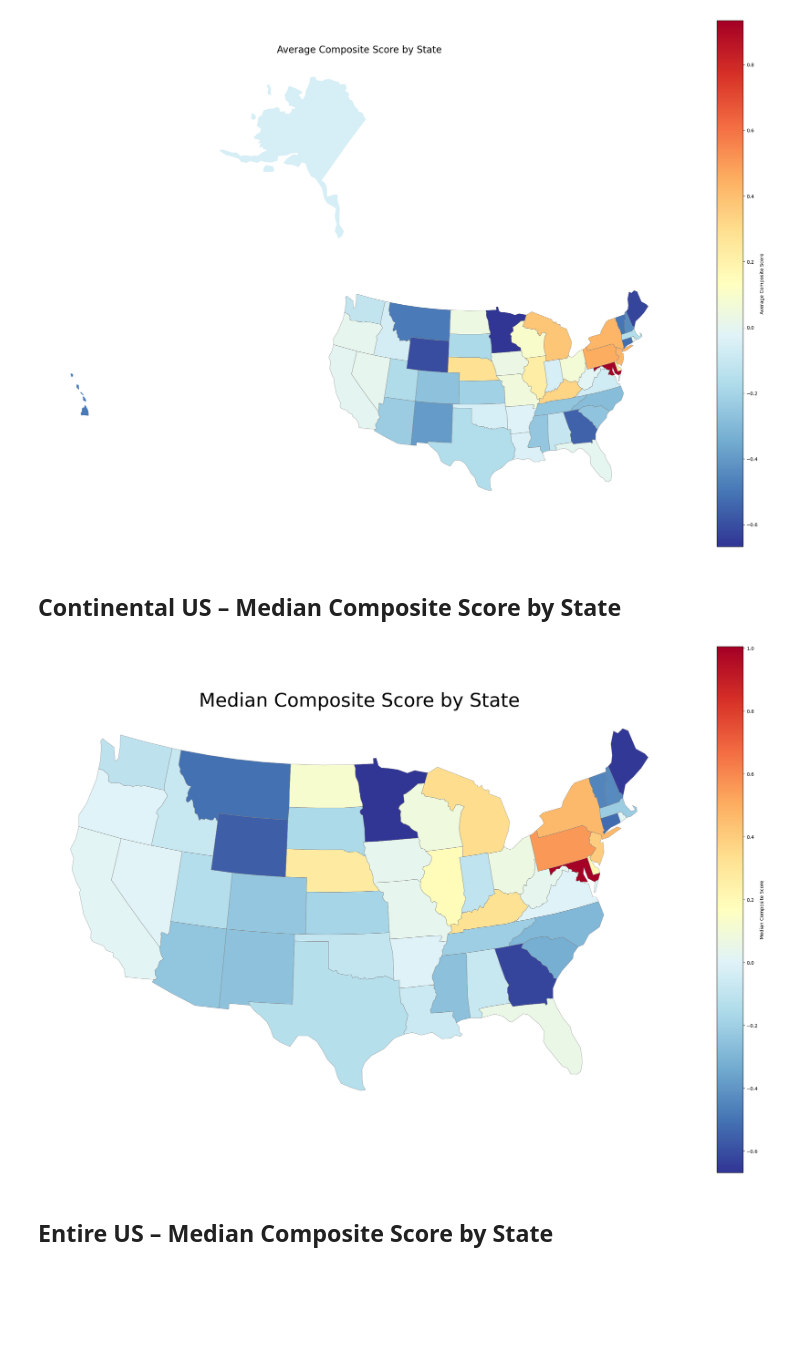
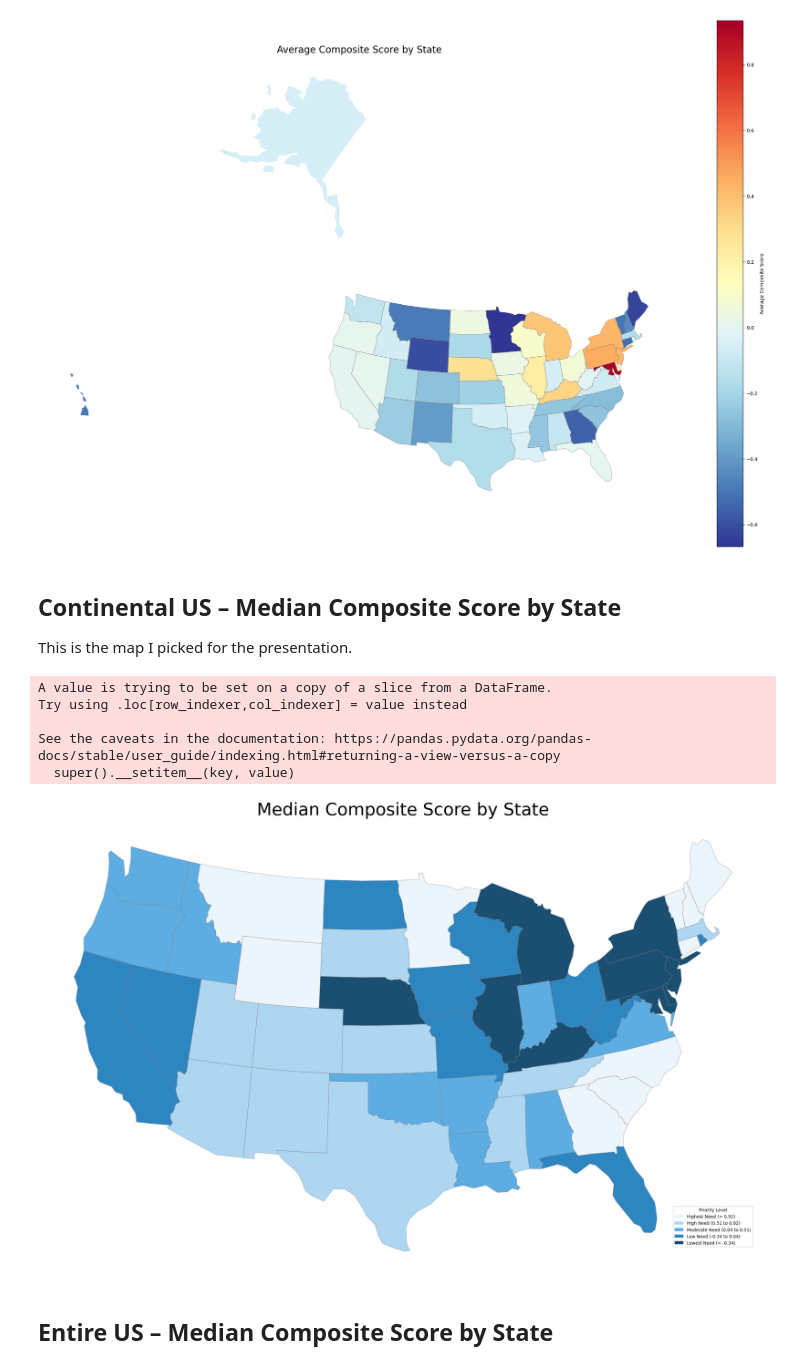
Before and after one commit to opheliasin/n1health_data_challenge, a Jupyter notebook: data_challenge_notebook.ipynb, the cells around one changed output. Saved outputs shown, nothing was run; the diff lists cells and outputs as text; code cells hidden in the pictures; blank space fills up the shorter version.

```diff
--- a/data_challenge_notebook.ipynb
+++ b/data_challenge_notebook.ipynb
@@ -704,6 +742,8 @@ plt.show()
 [figure]
 # %% [markdown]
 ## Continental US – Median Composite Score by State
+
+This is the map I picked for the presentation.
 # %%
 # Group by state and calculate mean composite score
 state_scores_median = merged_gdf.groupby('StateAbbr')['composite_score'].median().reset_index()
@@ -714,27 +755,59 @@ state_scores_gdf_copy = state_scores_gdf_copy.rename(columns={'composite_score':
 continental_states_copy = state_scores_gdf_copy[~state_scores_gdf_copy.postal.isin(['AK', 'HI'])]
-# %%
-# instead of visualizing the census tracts, we can visualize the average composite score by state
-
-# Create map with average composite score by state
-
-fig, ax = plt.subplots(figsize=(30,20))
-# Create choropleth
-continental_states_copy.to_crs(epsg_2163).plot(column='median_composite_score',
-                ax=ax,
-                cmap='RdYlBu_r',  # Red (high need) to Blue (low need)
-                legend=True,
-                legend_kwds={'label': 'Median Composite Score'},
-                missing_kwds={'color': 'lightgrey'})
-
-# Add title
-ax.set_title('Median Composite Score by State', fontsize=40)
-
-# Add state boundaries
-states[~states.name.isin(['Hawaii', 'Alaska'])].to_crs(epsg_2163).boundary.plot(ax=ax, color='gray', linewidth=0.5)
-ax.axis('off')
-plt.show()
-# %% [output]
-[figure, removed]
+# %%
+# Create 5 bins based on percentiles (quintiles)
+from matplotlib.colors import ListedColormap
+
+legend_labels = [
+    'Highest Need (> 0.92)',
+    'High Need (0.51 to 0.92)',
+    'Moderate Need (0.04 to 0.51)',
+    'Low Need (-0.34 to 0.04)',
+    'Lowest Need (< -0.34)'
+]
+
+bins = [-float('inf'), -0.34, 0.04, 0.51, 0.92, float('inf')]
+
+# Create categorical variable based on bins
+continental_states_copy['score_category'] = pd.cut(
+    continental_states_copy['median_composite_score'],
+    bins=bins,
+    labels=legend_labels,
+    include_lowest=True
+)
+
+colors = ['#EBF5FB', '#AED6F1', '#5DADE2', '#2E86C1', '#1B4F72']
+
+custom_cmap = ListedColormap(colors)
+
+fig, ax = plt.subplots(figsize=(30,20))
+
+# Create choropleth
+continental_states_copy.to_crs(epsg_2163).plot(column='median_composite_score',
+                ax=ax,
+                cmap=custom_cmap,
+                legend=True,
+                legend_kwds={
+                    'title': 'Priority Level',
+                    'labels': legend_labels,
+                    'bbox_to_anchor': (0.87, 0.1),
+                    'handles': [plt.Rectangle((0,0),1,1, facecolor=color) for color in colors],
+                    'loc': 'center left'
+                },
+                categorical=True,
+                missing_kwds={'color': 'lightgrey'})
+
+ax.set_title('Median Composite Score by State', fontsize=40)
+
+states[~states.name.isin(['Hawaii', 'Alaska'])].to_crs(epsg_2163).boundary.plot(ax=ax, color='gray', linewidth=0.5)
+ax.axis('off')
+plt.show()
+# %% [output]
+A value is trying to be set on a copy of a slice from a DataFrame.
+Try using .loc[row_indexer,col_indexer] = value instead
+
+See the caveats in the documentation: https://pandas.pydata.org/pandas-docs/stable/user_guide/indexing.html#returning-a-view-versus-a-copy
+  super().__setitem__(key, value)
+[figure, added]
 # %% [markdown]
 ## Entire US – Median Composite Score by State
 # %%
```
Also changed, not shown: parts of 8 cells of this notebook, 1 other file.
